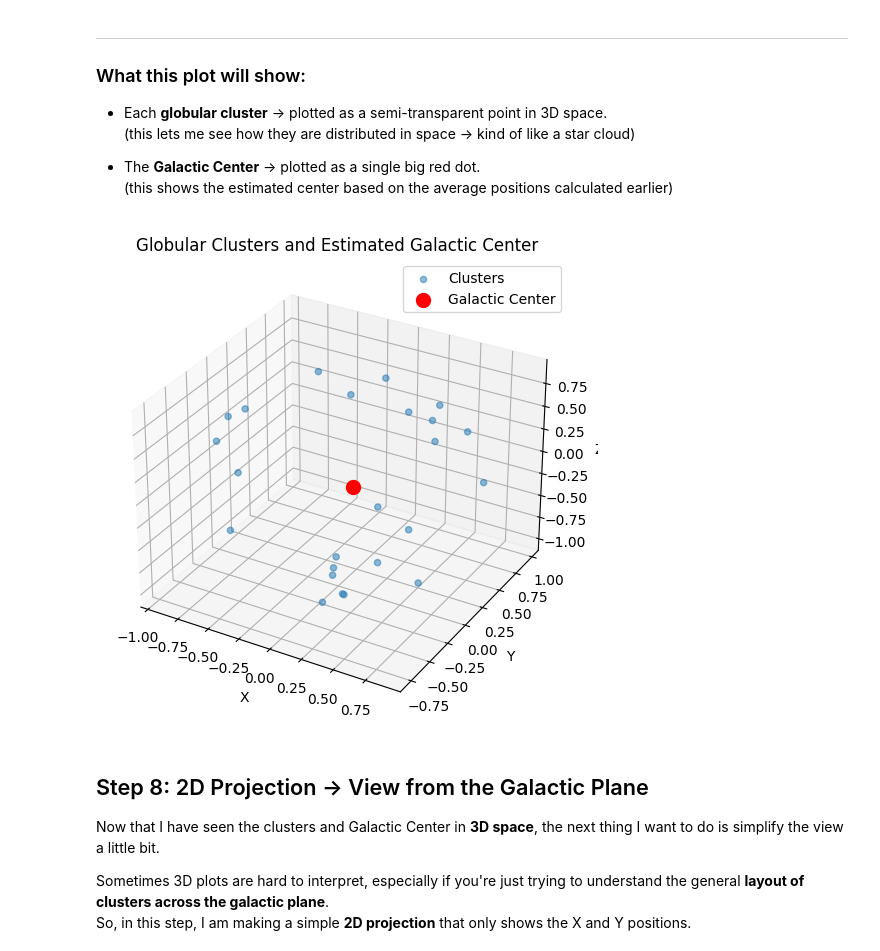
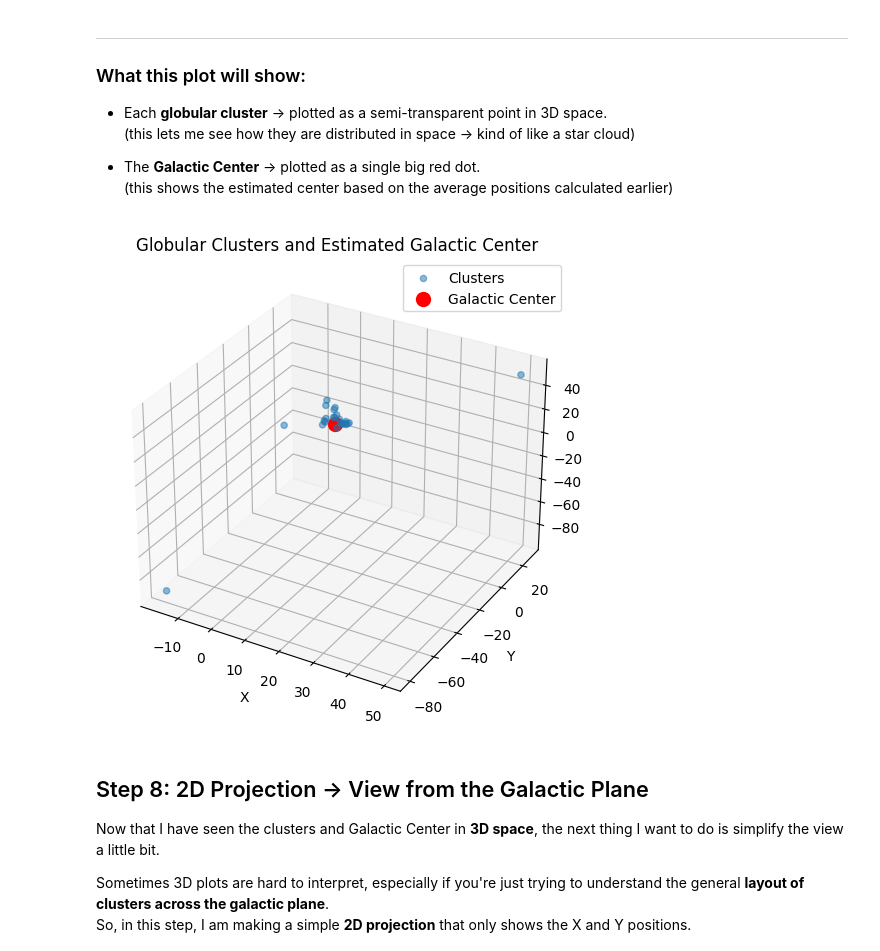
Before and after one commit to SLey3/data275-elegant-project, a Jupyter notebook: Problem_2.ipynb, the cells around one changed output. Drawn from its saved outputs; the diff is of its cells as text; code cells hidden in the pictures.

Commit message:
"cartesian ra dec corrections"

```diff
--- a/Problem_2.ipynb
+++ b/Problem_2.ipynb
@@ -78,10 +73,0 @@ At this point, every RA and DEC value in my DataFrame has been converted into **
-# %%
-
-# Now I'm going to pull out the x and y components from RA and DEC cartesian values and store them as new columns.
-# This makes them easy to work with later.
-
-harris_ident_pos_df["x"] = harris_ident_pos_df.cartesian.apply(lambda v: v[0])
-harris_ident_pos_df["y"] = harris_ident_pos_df.cartesian.apply(lambda v: v[1])
-harris_ident_pos_df["z"] = harris_ident_pos_df.cartesian.apply(lambda v: v[2])
-
-harris_ident_pos_df.head()
@@ -109,9 +88,9 @@ So I calculate the mean (average) of all X, Y, and Z values:
 # %%
 # I'm just taking the average of the x, y, z values → this should give me the estimated position of the Galactic Center.
 
-center_x = harris_ident_pos_df.x.mean()
-center_y = harris_ident_pos_df.y.mean()
-center_z = harris_ident_pos_df.z.mean()
+center_x = harris_ident_pos_df.X.mean()
+center_y = harris_ident_pos_df.Y.mean()
+center_z = harris_ident_pos_df.Z.mean()
 
 galactic_center = (center_x, center_y, center_z)
 print("📍 Estimated Galactic Center (X, Y, Z):", galactic_center)
@@ -142,34 +121,34 @@ This step will help me (and anyone else looking at this project) clearly see whe
 # %%
 # Let's make a 3D scatter plot to see where all the clusters are and where the center ended up being.
 
 # Red dot = our calculated center.
 
 fig = plt.figure(figsize=(8, 6))
 ax = fig.add_subplot(111, projection='3d')
 
 # I start by creating a new figure and adding a 3D subplot.
 # This allows me to plot in three dimensions → X, Y, and Z → just like the cluster data.
 
-ax.scatter(harris_ident_pos_df.x, harris_ident_pos_df.y, harris_ident_pos_df.z, alpha=0.5, label='Clusters')
+ax.scatter(harris_ident_pos_df.X, harris_ident_pos_df.Y, harris_ident_pos_df.Z, alpha=0.5, label='Clusters')
 
 # This plots all the clusters as points.
 
 # I set alpha=0.5 to make them semi-transparent → this helps avoid visual clutter.
 
 ax.scatter(center_x, center_y, center_z, color='red', s=100, label='Galactic Center')
 
 # This plots the calculated Galactic Center as a big red dot → easy to spot.
 
 # s=100 makes the dot bigger so it stands out clearly.
 
 ax.set_xlabel("X")
 ax.set_ylabel("Y")
 ax.set_zlabel("Z")
 ax.set_title("Globular Clusters and Estimated Galactic Center")
 ax.legend()
 plt.show()
 # %% [output]
-[figure, old version]
+[figure, new version]
 # %% [markdown]
 ## Step 8: 2D Projection → View from the Galactic Plane
 
```
Also changed, not shown: parts of 5 cells of this notebook, 1 other file.
